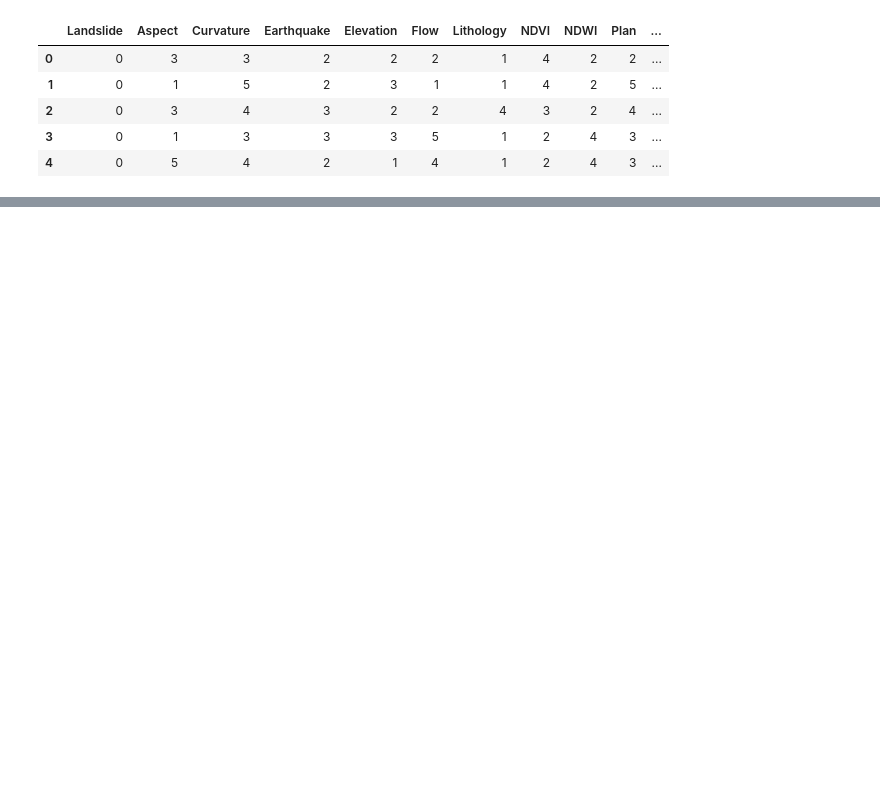
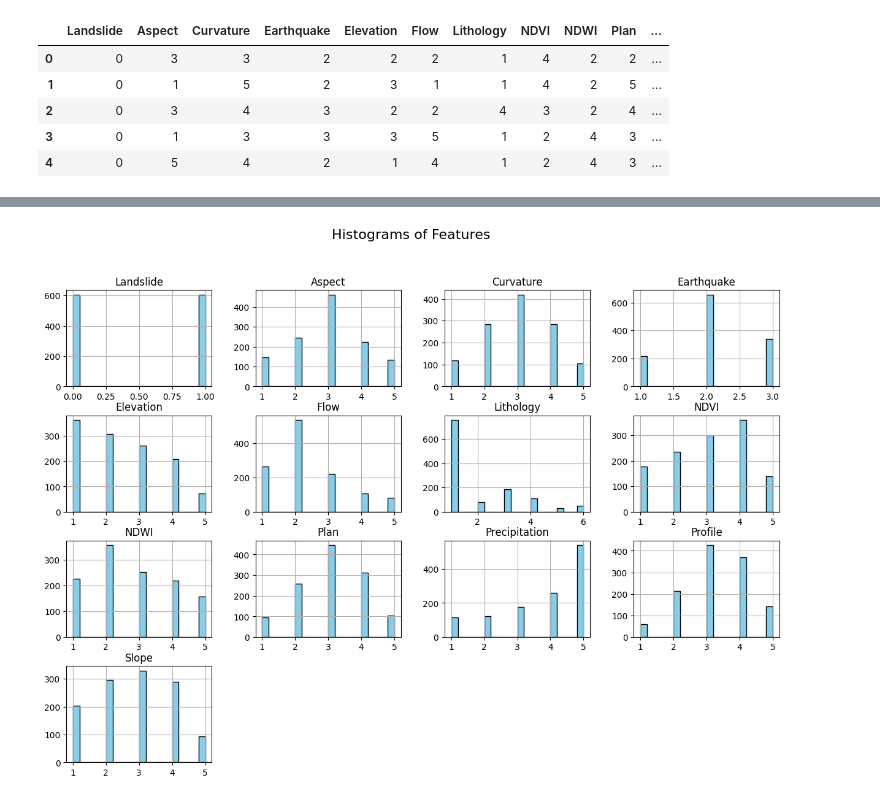
Before and after one commit to Pavithra040605/LandSlidePrediction, a Jupyter notebook: LandSlidePrediction.ipynb, the cells around one changed output, grey strips where cells are left out. Saved outputs shown, nothing was run; the diff lists cells and outputs as text; code cells hidden in the pictures; blank space fills up the shorter version.

```diff
--- a/LandSlidePrediction.ipynb
+++ b/LandSlidePrediction.ipynb
@@ -103,0 +129,6 @@ dataset.head()
+# %%
+dataset.hist(bins=20, figsize=(15,10), color='skyblue', edgecolor='black')
+plt.suptitle("Histograms of Features", fontsize=16)
+plt.show()
+# %% [output]
+[figure, added]
```
Also changed, not shown: parts of 18 cells of this notebook.
